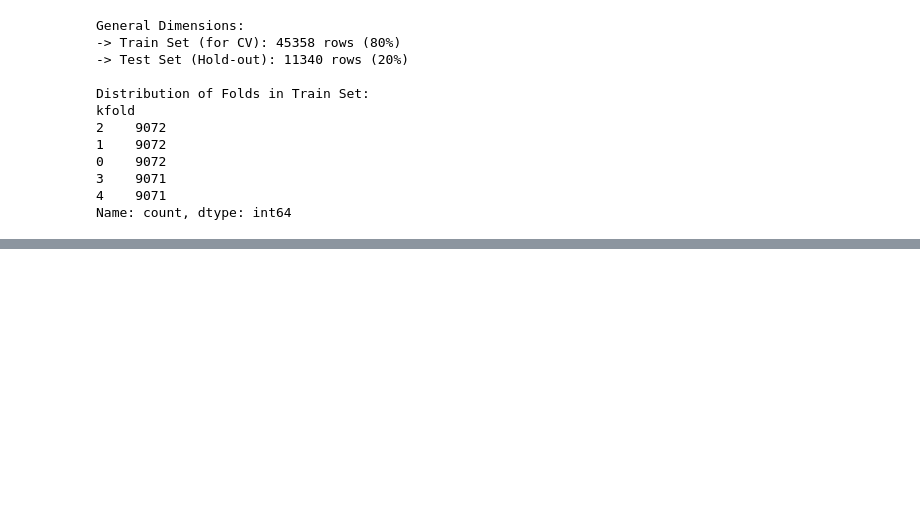
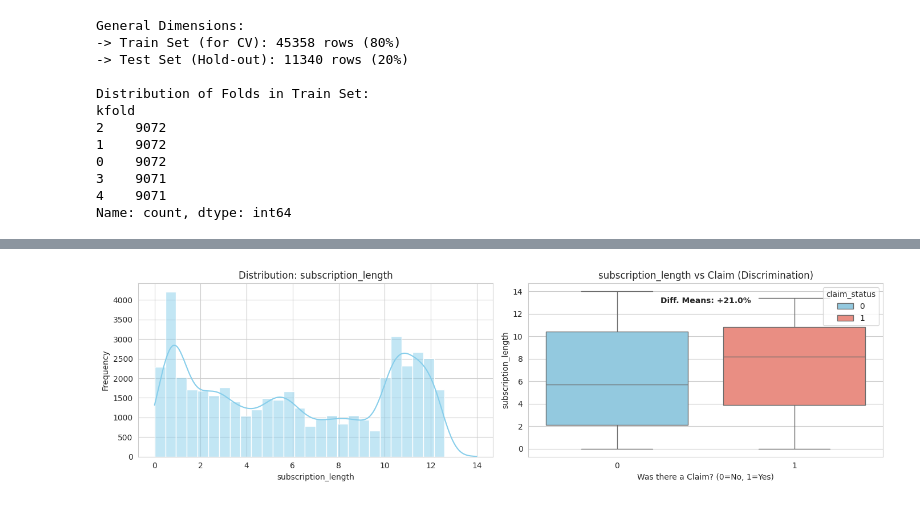
Before and after one commit to juanbaezl/Car-Insurance-Claim, a Jupyter notebook: notebooks/002_data_understanding.ipynb, the cells around one changed output, grey strips where cells are left out. Saved outputs shown, nothing was run; the diff lists cells and outputs as text; code cells hidden in the pictures; blank space fills up the shorter version.

```diff
--- a/notebooks/002_data_understanding.ipynb
+++ b/notebooks/002_data_understanding.ipynb
@@ -354,0 +454,84 @@ Name: count, dtype: int64
+# %%
+def analyze_expanded_numerical_drivers(df, target="claim_status"):
+    num_cols = [
+        # 1. Client and Policy Profile
+        "subscription_length",
+        "vehicle_age",
+        "customer_age",
+        "region_density",
+        # 2. Engine and Performance (Feature Engineering)
+        "torque_nm",
+        "power_bhp",
+        "torque_rpm",
+        "power_rpm",
+        "displacement",
+        "cylinder",
+        "turning_radius",
+        # 3. Safety and Physical Dimensions
+        "airbags",
+        "ncap_rating",
+        "length",
+        "width",
+        "gross_weight",
+    ]
+
+    # Filter only existing columns
+    valid_cols = [c for c in num_cols if c in df.columns]
+
+    print(f"Analyzing {len(valid_cols)} numerical variables...\n")
+
+    for col in valid_cols:
+        # Create a new figure for each variable (avoids squished plots)
+        fig, axes = plt.subplots(1, 2, figsize=(14, 4))
+
+        # A. Histogram (Distribution)
+        # We use bins=30 for continuous, but fewer for discrete like cylinders/airbags
+        bins_val = 30 if df[col].nunique() > 10 else df[col].nunique()
+        sns.histplot(
+            data=df, x=col, kde=True, ax=axes[0], color="skyblue", bins=bins_val
+        )
+        axes[0].set_title(f"Distribution: {col}")
+        axes[0].set_ylabel("Frequency")
+
+        # B. Boxplot (Discrimination)
+        sns.boxplot(
+            data=df,
+            x=target,
+            y=col,
+            ax=axes[1],
+            hue=target,
+            palette={"skyblue", "salmon"},
+        )
+        sns.move_legend(axes[1], "upper right")
+        axes[1].set_title(f"{col} vs Claim (Discrimination)")
+        axes[1].set_xlabel("Was there a Claim? (0=No, 1=Yes)")
+
+        # Calculate the difference in means (Percentage Impact)
+        mean_0 = df[df[target] == 0][col].mean()
+        mean_1 = df[df[target] == 1][col].mean()
+
+        # Avoid division by zero
+        if mean_0 != 0:
+            diff_pct = ((mean_1 - mean_0) / mean_0) * 100
+            texto_diff = f"Diff. Means: {diff_pct:+.1f}%"
+        else:
+            texto_diff = f"Diff: {mean_1 - mean_0:.2f}"
+
+        axes[1].text(
+            0.5,
+            0.9,
+            texto_diff,
+            horizontalalignment="center",
+            verticalalignment="center",
+            transform=axes[1].transAxes,
+            fontsize=10,
+            fontweight="bold",
+            bbox=dict(facecolor="white", alpha=0.8, boxstyle="round"),
+        )
+
+        plt.tight_layout()
+        plt.show()
+
+
+analyze_expanded_numerical_drivers(train_df)
+# %% [output]
@@ -354,0 +539 @@ Name: count, dtype: int64
+[figure, added]
```
Also changed, not shown: parts of 20 cells of this notebook, 3 other files.
